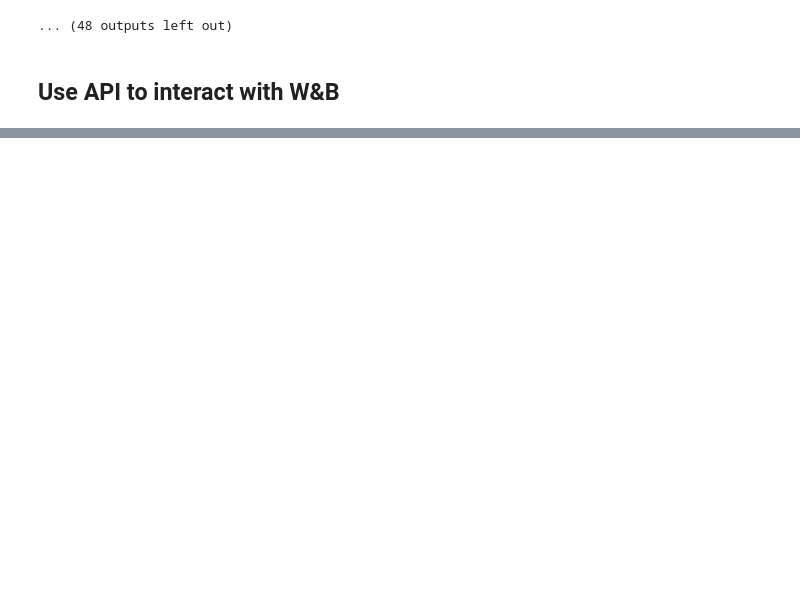
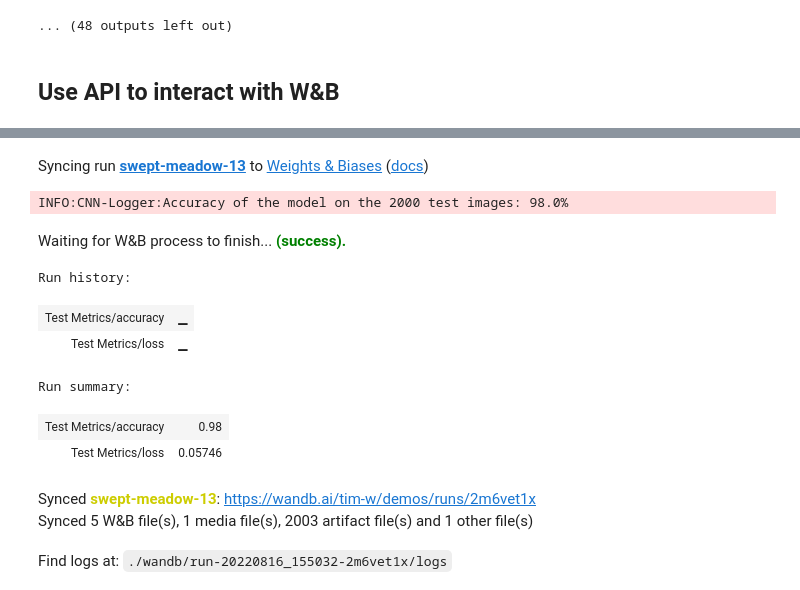
Before and after one commit to timsetsfire/wandb-examples, a Jupyter notebook: colab/W&B_Training.ipynb, the cells around one changed output, grey strips where cells are left out. Saved outputs shown, nothing was run; the diff lists cells and outputs as text; code cells hidden in the pictures; blank space fills up the shorter version.

```diff
--- a/colab/W&B_Training.ipynb
+++ b/colab/W&B_Training.ipynb
@@ -610,0 +636,16 @@ Name: b2wqqskj, dtype: object
+# %%
+import pandas as pd
+import wandb
+api = wandb.Api()
+sweep = api.sweep(f"{entity}/{project_name}/{sweep_id}")
+temp_data = []
+for r in sweep.runs:
+ temp_dict = dict(**dict(r.summary), **r.config)
+ temp_dict["run_id"] = r.id
+ temp_dict["run_name"] = r.name
+ temp_data.append( temp_dict)
+df = pd.DataFrame(temp_data)
+df.set_index("run_id", inplace = True)
+best_run_id = sweep.best_run().id
+best_run = api.run(f"{entity}/{project_name}/{best_run_id}")
+df.loc[best_run_id]
@@ -610,0 +671,52 @@ Name: b2wqqskj, dtype: object
+# %%
+model_artifact = [a for a in best_run.logged_artifacts() if a.type == "model"].pop()
+# %%
+import pandas as pd
+with wandb.init(project = project_name, entity = entity, job_type = "evaluation", config = best_run.config) as run:
+  config = wandb.config
+
+  ## get and use model
+  model_artifact = run.use_artifact(model_artifact.wait())
+  model_artifact.download()
+  model = ConvNet(config.kernels, config.classes)
+  model.load_state_dict(torch.load(model_artifact.file()))
+
+  ## get and use test data
+  test_data_artifact = run.use_artifact(f"{run.entity}/{run.project}/mnist-test-data:latest")
+  test_data_artifact.download()
+  test = torch.load(test_data_artifact.file())
+  ## same goes for the dataset
+  test_loader = make_loader(test, batch_size=config.batch_size)
+
+  criterion = nn.CrossEntropyLoss()
+
+  model.eval()
+  # Run the model on some test examples
+
+  with torch.no_grad():
+      correct, total = 0, 0
+      total_loss = 0
+      all_data = []
+      for images, labels in test_loader:
+          images, labels = images.to(device), labels.to(device)
+          outputs = model(images)
+          _, predicted = torch.max(outputs.data, 1)
+          total += labels.size(0)
+          correct += (predicted == labels).sum().item()
+          loss = criterion(outputs, labels)*labels.size(0)
+          total_loss += loss
+          wandb_images = []
+          for image in images.numpy():
+            temp = wandb.Image(image)
+            wandb_images.append(temp)
+          scores = pd.DataFrame( outputs.numpy().tolist(), columns = [f"p{i}" for i in range(outputs.shape[1])]).to_dict(orient = "series")
+          data = {"images":wandb_images, "predicted": predicted.numpy().tolist(), "labels": labels.numpy().tolist()}
+          data = {**data, **scores}
+          all_data.append(pd.DataFrame(data))
+      import pandas as pd
+      df = pd.concat(all_data)
+      wandb.log({"Predictions vs Actuals": wandb.Table(dataframe = df)})
+      run.log({"Test Metrics/loss": total_loss / total, "Test Metrics/accuracy": correct / total})
+      logger.info(f"Accuracy of the model on the {total} " +
+            f"test images: {100 * correct / total}%")
+# %% [output]
@@ -610,0 +725,12 @@ Name: b2wqqskj, dtype: object
+Syncing run swept-meadow-13 to Weights & Biases (docs)
+INFO:CNN-Logger:Accuracy of the model on the 2000 test images: 98.0%
+Waiting for W&B process to finish... (success).
+Run history:
+| Test Metrics/accuracy | ▁ |
+| Test Metrics/loss | ▁ |
+Run summary:
+| Test Metrics/accuracy | 0.98 |
+| Test Metrics/loss | 0.05746 |
+Synced swept-meadow-13: https://wandb.ai/tim-w/demos/runs/2m6vet1x
+Synced 5 W&B file(s), 1 media file(s), 2003 artifact file(s) and 1 other file(s)
+Find logs at: ./wandb/run-20220816_155032-2m6vet1x/logs
```
Also changed, not shown: parts of 14 cells of this notebook.
